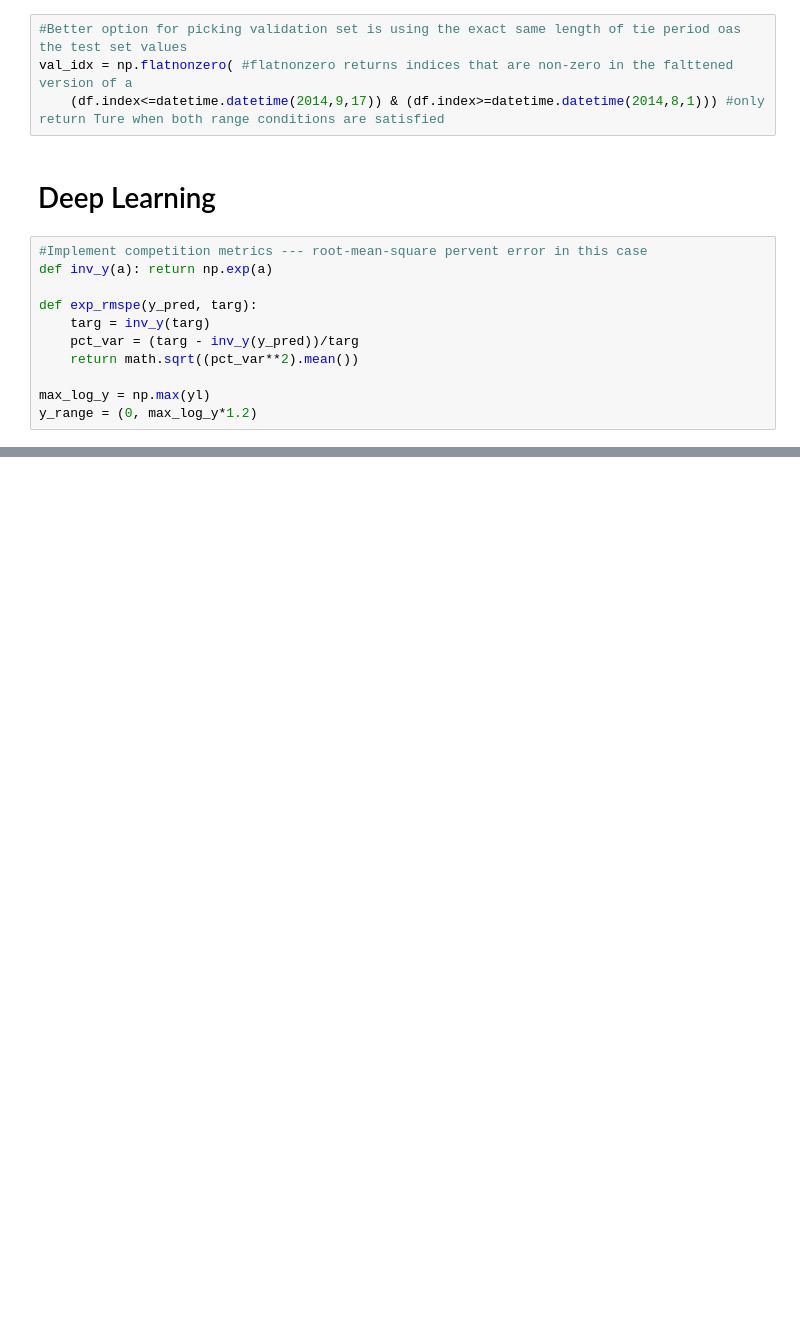
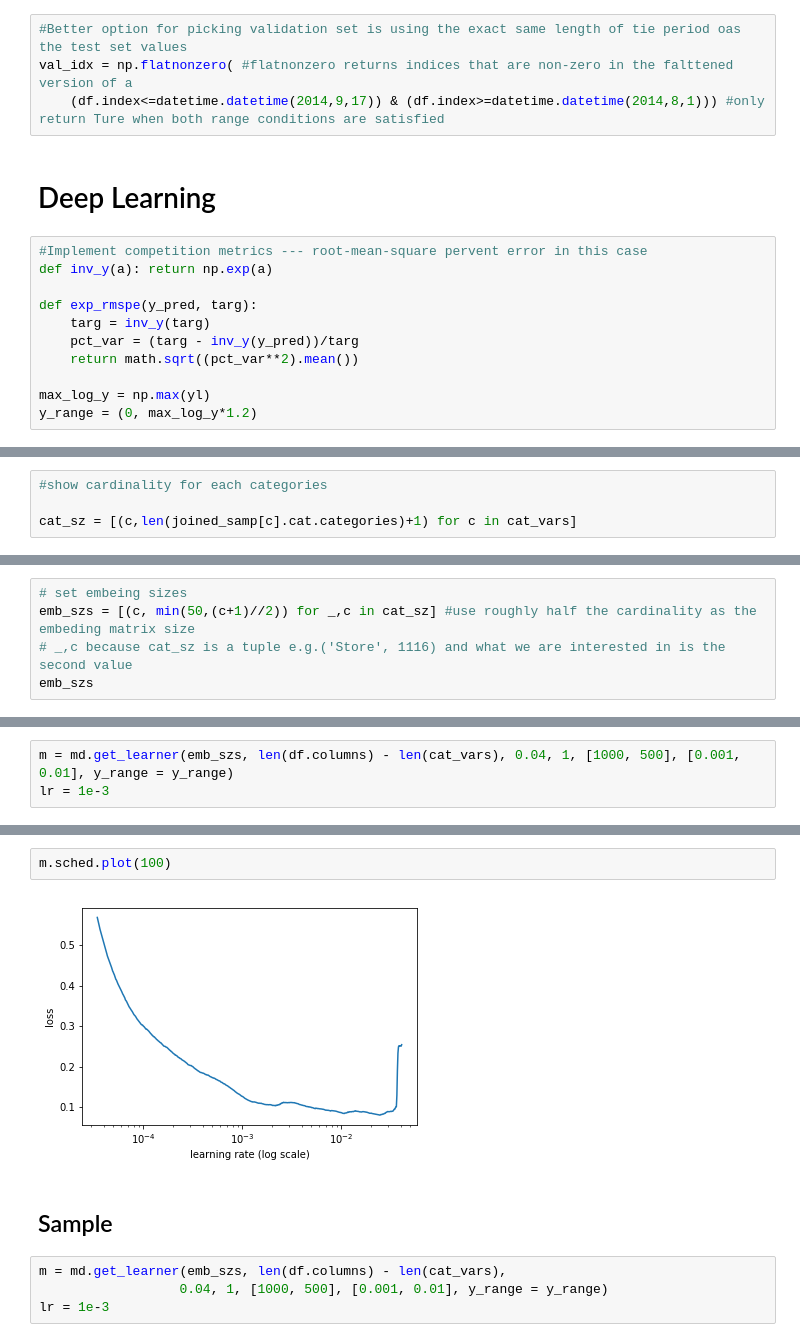
Before and after one commit to Muosvr/rossmann-store-sales, a Jupyter notebook: rossmann-store-sales.ipynb, the cells around one changed output, grey strips where cells are left out. Drawn from its saved outputs; the diff is of its cells as text; blank space fills up the shorter version.

```diff
--- a/rossmann-store-sales.ipynb
+++ b/rossmann-store-sales.ipynb
@@ -498 +502,5 @@ np.log(2.718281828459045)
 md = ColumnarModelData.from_data_frame(PATH, val_idx, df, yl.astype(np.float32), cat_flds=cat_vars, bs=128, test_df=df_test)
+# %%
+#show cardinality for each categories
+
+cat_sz = [(c,len(joined_samp[c].cat.categories)+1) for c in cat_vars]
@@ -498,0 +527,5 @@ md = ColumnarModelData.from_data_frame(PATH, val_idx, df, yl.astype(np.float32),
+# %%
+# set embeing sizes
+emb_szs = [(c, min(50,(c+1)//2)) for _,c in cat_sz] #use roughly half the cardinality as the embeding matrix size
+# _,c because cat_sz is a tuple e.g.('Store', 1116) and what we are interested in is the second value
+emb_szs
@@ -498,0 +550,3 @@ md = ColumnarModelData.from_data_frame(PATH, val_idx, df, yl.astype(np.float32),
+# %%
+m = md.get_learner(emb_szs, len(df.columns) - len(cat_vars), 0.04, 1, [1000, 500], [0.001, 0.01], y_range = y_range)
+lr = 1e-3
@@ -498,0 +557,10 @@ md = ColumnarModelData.from_data_frame(PATH, val_idx, df, yl.astype(np.float32),
+# %%
+m.sched.plot(100)
+# %% [output]
+[figure, added]
+# %% [markdown]
+## Sample
+# %%
+m = md.get_learner(emb_szs, len(df.columns) - len(cat_vars),
+                  0.04, 1, [1000, 500], [0.001, 0.01], y_range = y_range)
+lr = 1e-3
```
Also changed, not shown: parts of 41 cells of this notebook.
